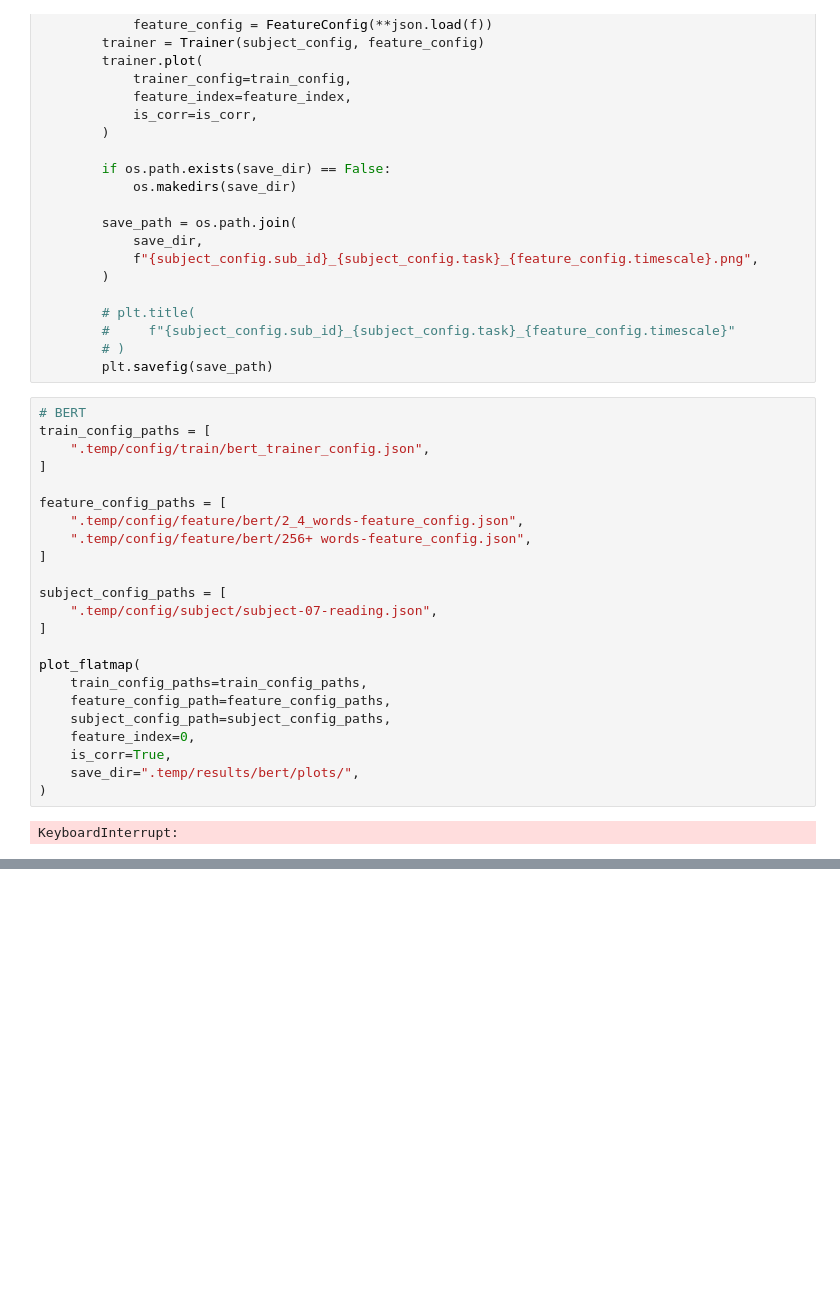
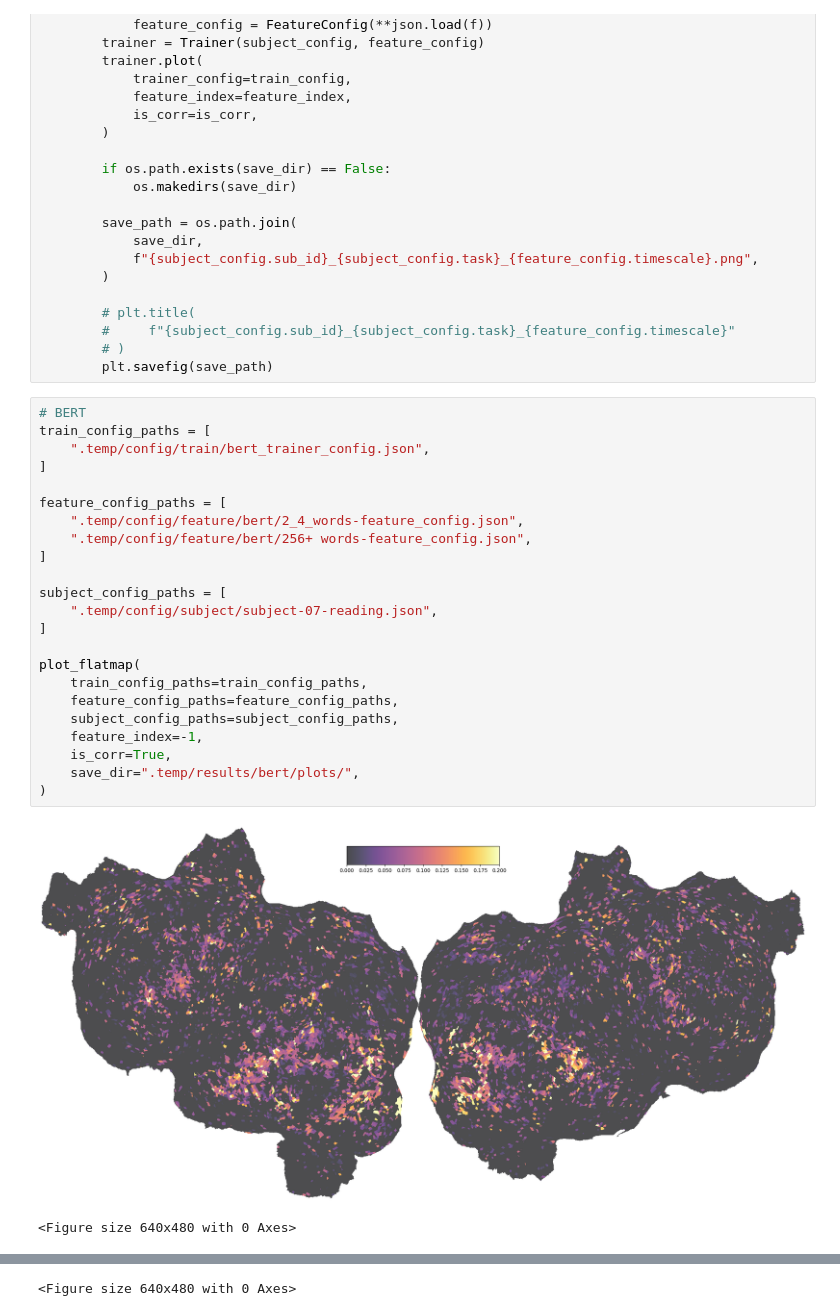
Before and after one commit to bramantyois/multilang_timescale, a Jupyter notebook: notebook/01_encoding_model/03_mkr_plot.ipynb, the cells around one changed output, grey strips where cells are left out. Saved outputs shown, nothing was run; the diff lists cells and outputs as text; blank space fills up the shorter version.

```diff
--- a/notebook/01_encoding_model/03_mkr_plot.ipynb
+++ b/notebook/01_encoding_model/03_mkr_plot.ipynb
@@ -64,25 +66,26 @@ def plot_flatmap(
 # %%
 # BERT
 train_config_paths = [
     ".temp/config/train/bert_trainer_config.json",
 ]
 
 feature_config_paths = [
     ".temp/config/feature/bert/2_4_words-feature_config.json",
     ".temp/config/feature/bert/256+ words-feature_config.json",
 ]
 
 subject_config_paths = [
     ".temp/config/subject/subject-07-reading.json",
 ]
 
 plot_flatmap(
     train_config_paths=train_config_paths,
-    feature_config_path=feature_config_paths,
-    subject_config_path=subject_config_paths,
-    feature_index=0,
+    feature_config_paths=feature_config_paths,
+    subject_config_paths=subject_config_paths,
+    feature_index=-1,
     is_corr=True,
     save_dir=".temp/results/bert/plots/",
 )
 # %% [output]
+[figure, added]
-KeyboardInterrupt:
+<Figure size 640x480 with 0 Axes>
@@ -89,3 +93,4 @@ KeyboardInterrupt:
+<Figure size 640x480 with 0 Axes>
 # %%
 # mBERT
 train_config_paths = [
```
Also changed, not shown: parts of 3 cells of this notebook, 2 other files.
